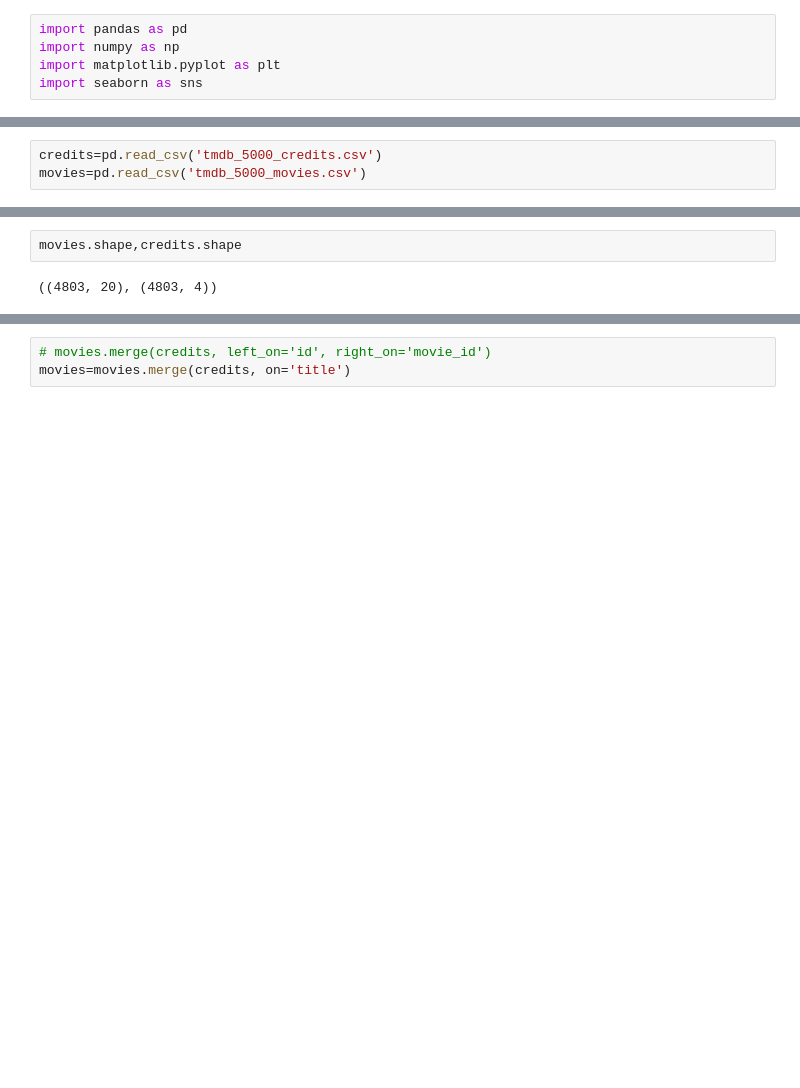
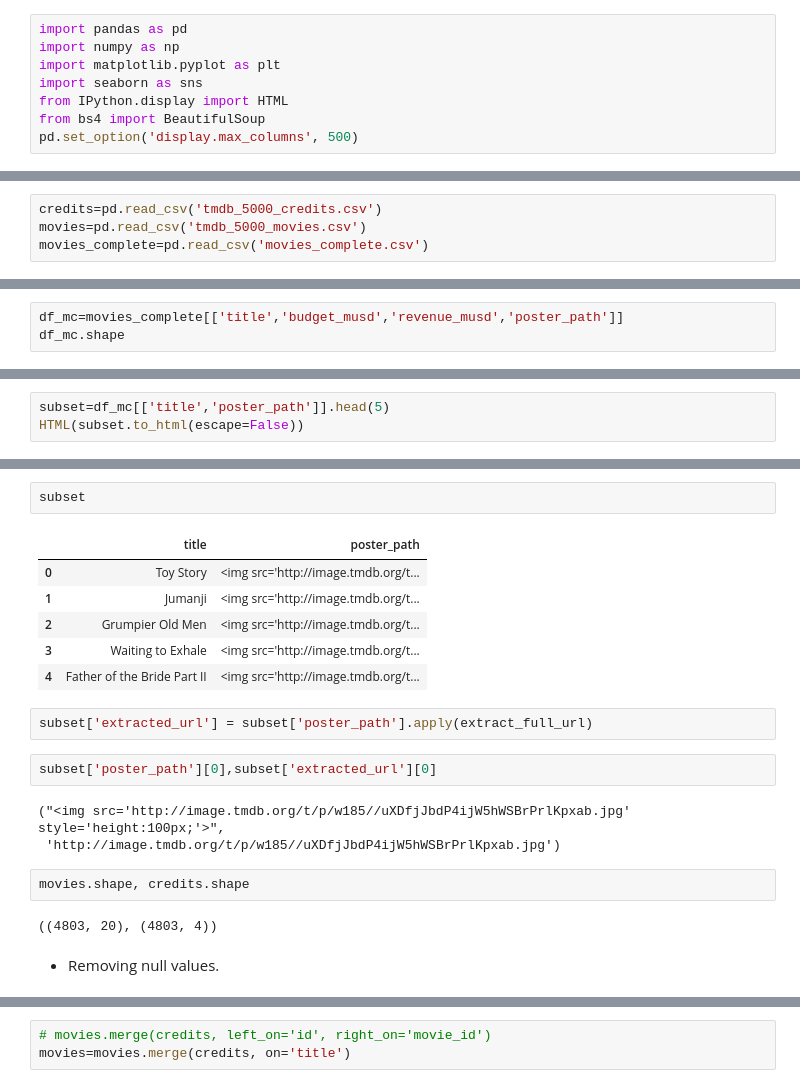
Before and after one commit to Zeeshan-99/Movie_recommender_System, a Jupyter notebook: analysis.ipynb, the cells around one changed output, grey strips where cells are left out. Drawn from its saved outputs; the diff is of its cells as text; blank space fills up the shorter version.

```diff
--- a/analysis.ipynb
+++ b/analysis.ipynb
@@ -3,3 +11,6 @@ import pandas as pd
 import numpy as np
 import matplotlib.pyplot as plt
 import seaborn as sns
+from IPython.display import HTML
+from bs4 import BeautifulSoup
+pd.set_option('display.max_columns', 500)
@@ -6,3 +19,4 @@ import seaborn as sns
 # %%
 credits=pd.read_csv('tmdb_5000_credits.csv')
 movies=pd.read_csv('tmdb_5000_movies.csv')
+movies_complete=pd.read_csv('movies_complete.csv')
@@ -19,0 +23,3 @@ credits.head(1)
+# %%
+df_mc=movies_complete[['title','budget_musd','revenue_musd','poster_path']]
+df_mc.shape
@@ -19,0 +30,3 @@ credits.head(1)
+# %%
+subset=df_mc[['title','poster_path']].head(5)
+HTML(subset.to_html(escape=False))
@@ -20,4 +46,22 @@ credits.head(1)
+# %%
+subset
+# %% [output]
+|  | title | poster_path |
+| 0 | Toy Story | <img src='http://image.tmdb.org/t... |
+| 1 | Jumanji | <img src='http://image.tmdb.org/t... |
+| 2 | Grumpier Old Men | <img src='http://image.tmdb.org/t... |
+| 3 | Waiting to Exhale | <img src='http://image.tmdb.org/t... |
+| 4 | Father of the Bride Part II | <img src='http://image.tmdb.org/t... |
+# %%
+subset['extracted_url'] = subset['poster_path'].apply(extract_full_url)
+# %%
+subset['poster_path'][0],subset['extracted_url'][0]
+# %% [output]
+("<img src='http://image.tmdb.org/t/p/w185//uXDfjJbdP4ijW5hWSBrPrlKpxab.jpg' style='height:100px;'>",
+ 'http://image.tmdb.org/t/p/w185//uXDfjJbdP4ijW5hWSBrPrlKpxab.jpg')
 # %%
-movies.shape,credits.shape
+movies.shape, credits.shape
 # %% [output]
 ((4803, 20), (4803, 4))
+# %% [markdown]
+- Removing null values.
```
Also changed, not shown: parts of 48 cells of this notebook, 5 other files.
